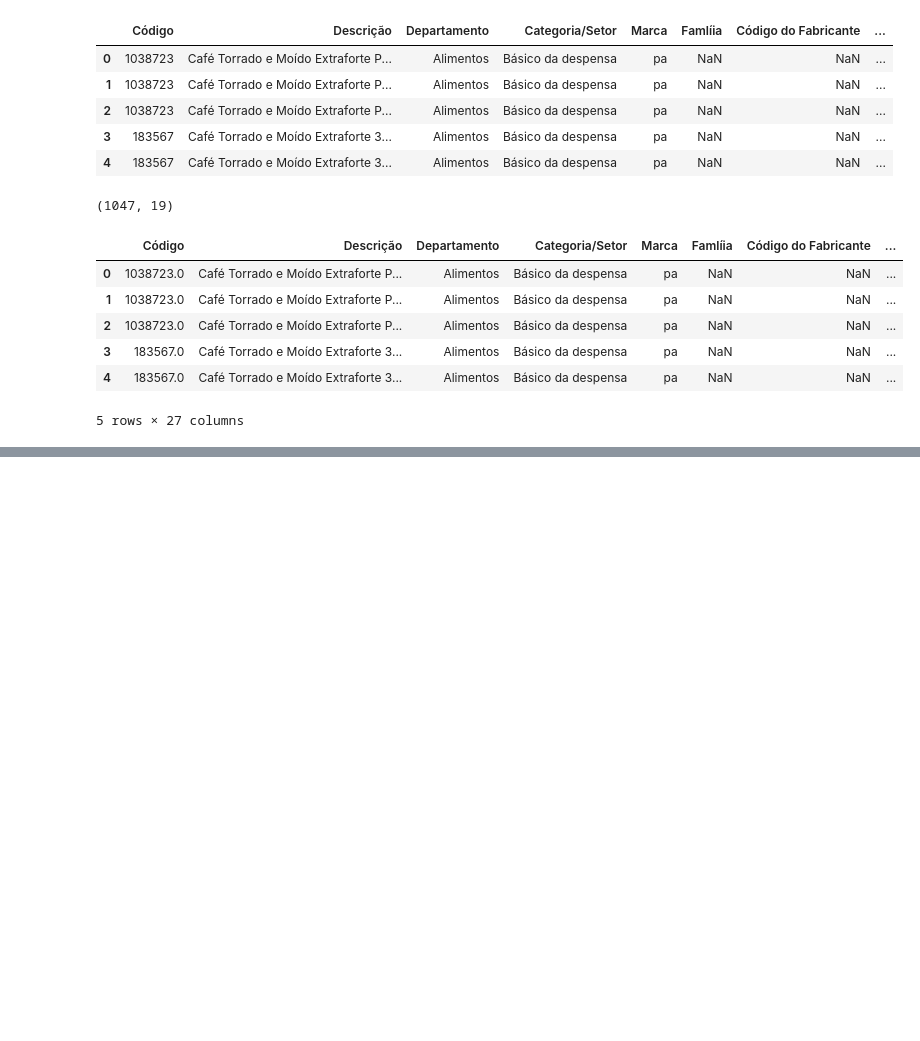
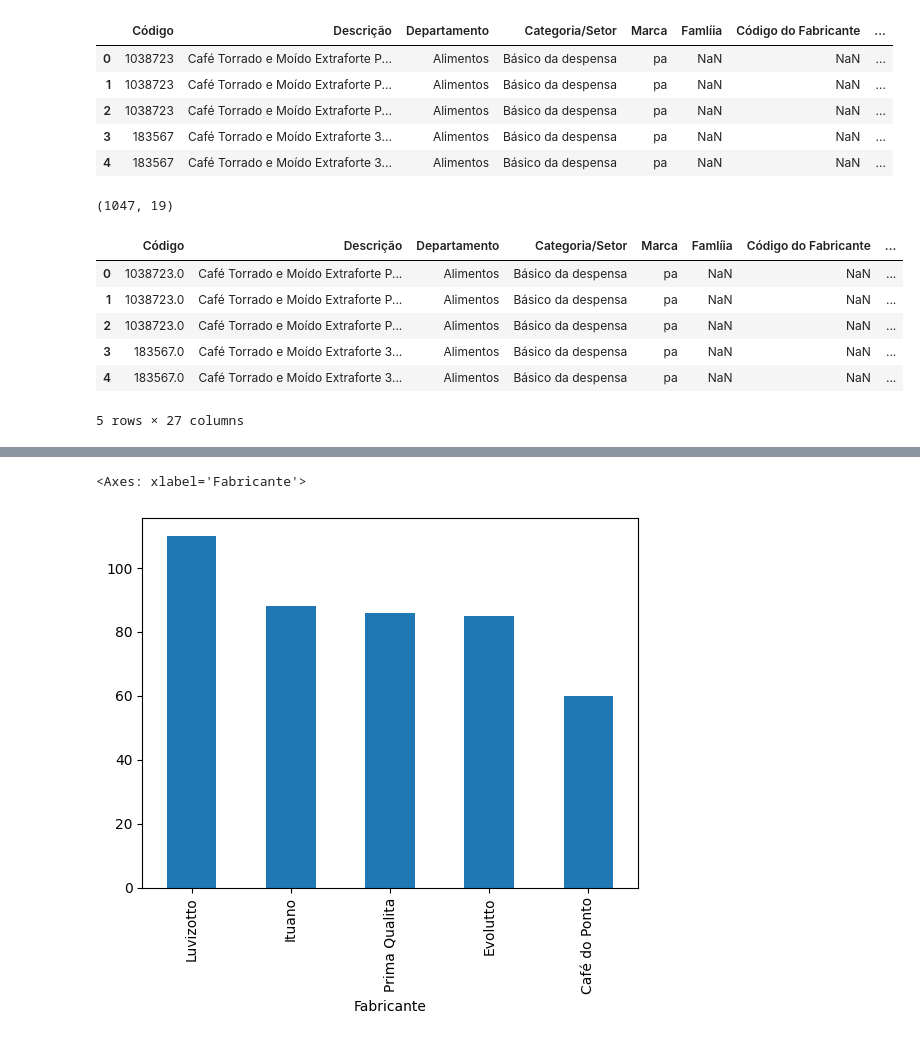
Before and after one commit to PauloViniciusR/Proj_, a Jupyter notebook: index.ipynb, the cells around one changed output, grey strips where cells are left out. Drawn from its saved outputs; the diff is of its cells as text; code cells hidden in the pictures; blank space fills up the shorter version.

```diff
--- a/index.ipynb
+++ b/index.ipynb
@@ -51,0 +145,11 @@ base_total.head()
+# %%
+mambo = mambo.rename(columns={
+    "Titulo": "Titulo",
+    "Fabricante": "Fabricante",
+    "Preco": "Preco"
+})
+
+mambo["Loja"] = "Mambo"
+
+mambo = mambo[["Titulo","Fabricante","Preco","Loja"]]
+print(mambo)
@@ -51,0 +174,8 @@ base_total.head()
+# %%
+marche["Loja"] = "St Marche"
+
+marche = marche[["Titulo","Fabricante","Preco","Loja"]]
+
+base_recente = base_recente[["Titulo","Fabricante","Preco","Loja"]]
+# %%
+base_total = pd.concat([base_recente, mambo, marche], ignore_index=True)
@@ -51,0 +366,6 @@ base_total.head()
+# %%
+bins = [0,20,30,40,50,100]
+
+base_total["Faixa_Preco"] = pd.cut(base_total["Preco"], bins=bins)
+
+base_total["Faixa_Preco"].value_counts().sort_index(ascending=True)
@@ -51,0 +380,12 @@ base_total.head()
+# %%
+top_marcas = (
+    base_total.groupby("Fabricante")["Preco"]
+    .mean()
+    .sort_values(ascending=False)
+    .head(5)
+)
+
+top_marcas.plot(kind="bar")
+# %% [output]
+<Axes: xlabel='Fabricante'>
+[figure, added]
```
Also changed, not shown: parts of 33 cells of this notebook, 5 other files.
